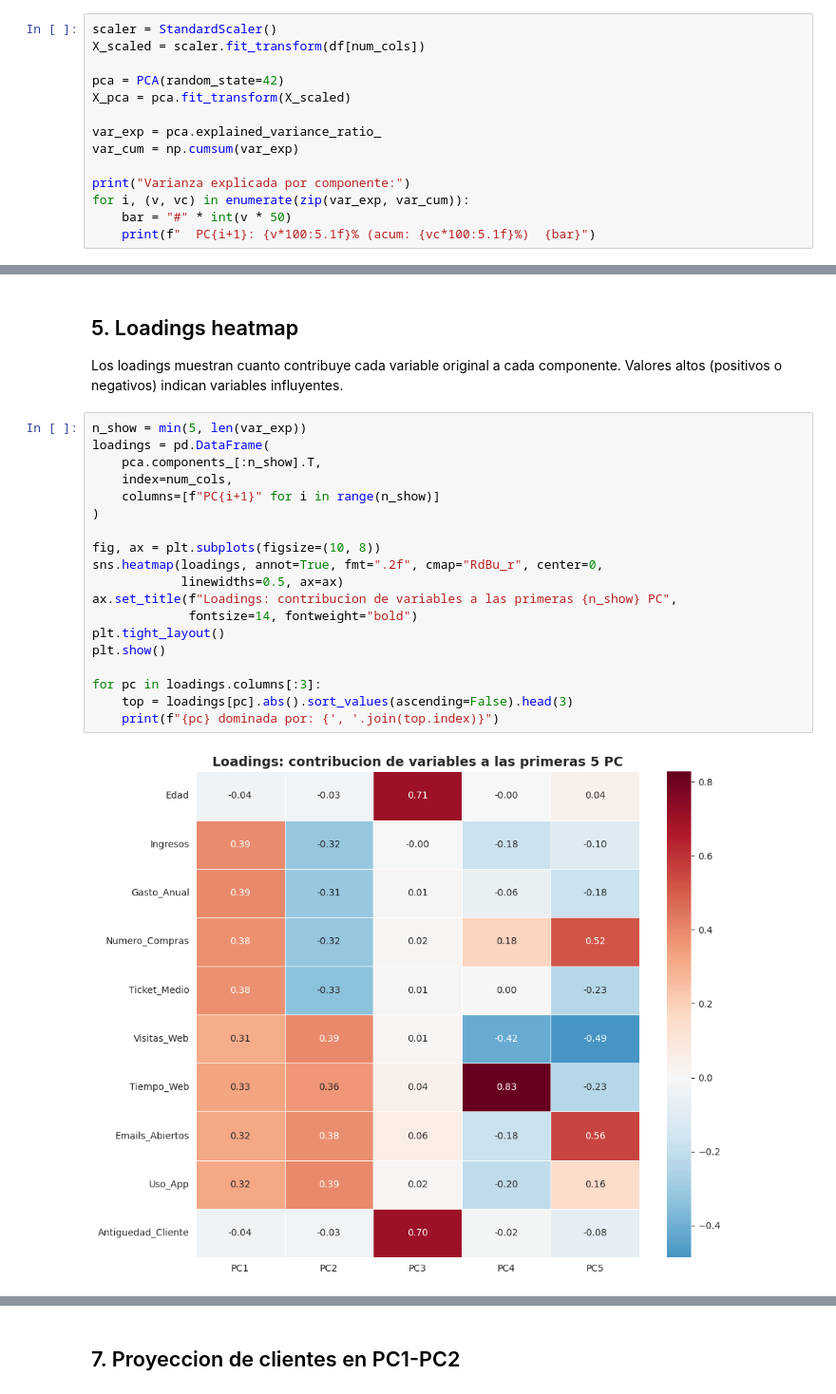
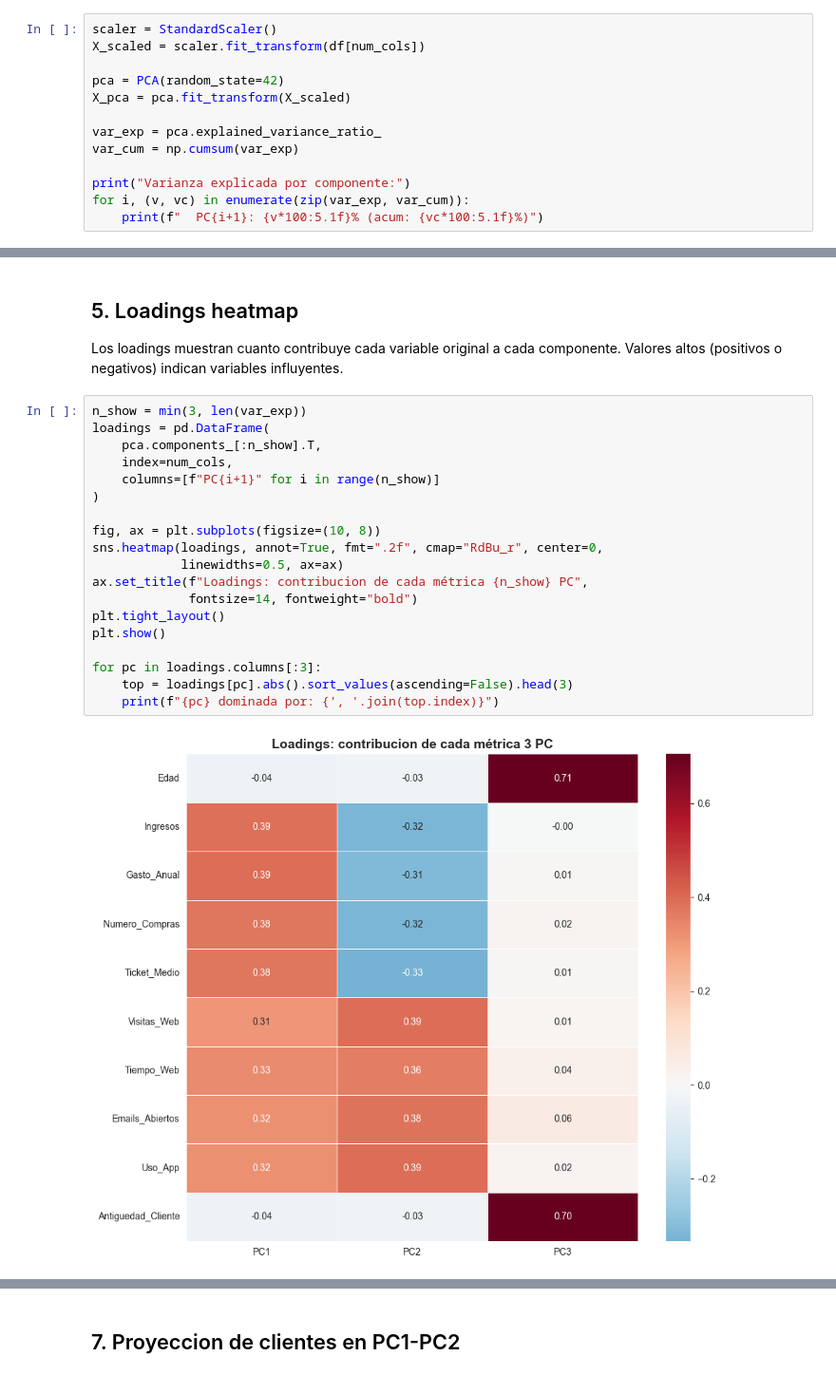
Before and after one commit to BORJAMOME/Data-Analytics-Portfolio, a Jupyter notebook: 03-Machine-Learning/02-no-supervisado/reduccion-dimensionalidad/pca/01-analisis-emails/notebook.ipynb, the cells around one changed output, grey strips where cells are left out. Shown at 95% size. Saved outputs shown, nothing was run; the diff lists cells and outputs as text.

```diff
--- a/03-Machine-Learning/02-no-supervisado/reduccion-dimensionalidad/pca/01-analisis-emails/notebook.ipynb
+++ b/03-Machine-Learning/02-no-supervisado/reduccion-dimensionalidad/pca/01-analisis-emails/notebook.ipynb
@@ -93,7 +93,6 @@ var_cum = np.cumsum(var_exp)
 
 print("Varianza explicada por componente:")
 for i, (v, vc) in enumerate(zip(var_exp, var_cum)):
-    bar = "#" * int(v * 50)
-    print(f"  PC{i+1}: {v*100:5.1f}% (acum: {vc*100:5.1f}%)  {bar}")
+    print(f"  PC{i+1}: {v*100:5.1f}% (acum: {vc*100:5.1f}%)")
 # %% [output]
 Varianza explicada por componente:
@@ -139,26 +138,26 @@ Componentes para >= 80% varianza: 3 de 10
 
 Los loadings muestran cuanto contribuye cada variable original a cada componente. Valores altos (positivos o negativos) indican variables influyentes.
 # %%
-n_show = min(5, len(var_exp))
+n_show = min(3, len(var_exp))
 loadings = pd.DataFrame(
     pca.components_[:n_show].T,
     index=num_cols,
     columns=[f"PC{i+1}" for i in range(n_show)]
 )
 
 fig, ax = plt.subplots(figsize=(10, 8))
 sns.heatmap(loadings, annot=True, fmt=".2f", cmap="RdBu_r", center=0,
             linewidths=0.5, ax=ax)
-ax.set_title(f"Loadings: contribucion de variables a las primeras {n_show} PC",
+ax.set_title(f"Loadings: contribucion de cada métrica {n_show} PC",
              fontsize=14, fontweight="bold")
 plt.tight_layout()
 plt.show()
 
 for pc in loadings.columns[:3]:
     top = loadings[pc].abs().sort_values(ascending=False).head(3)
     print(f"{pc} dominada por: {', '.join(top.index)}")
 # %% [output]
-[figure, old version]
+[figure, new version]
 PC1 dominada por: Gasto_Anual, Ingresos, Ticket_Medio
 PC2 dominada por: Visitas_Web, Uso_App, Emails_Abiertos
 PC3 dominada por: Edad, Antiguedad_Cliente, Emails_Abiertos
```
Also changed, not shown: parts of 8 cells of this notebook, 1 other file.
